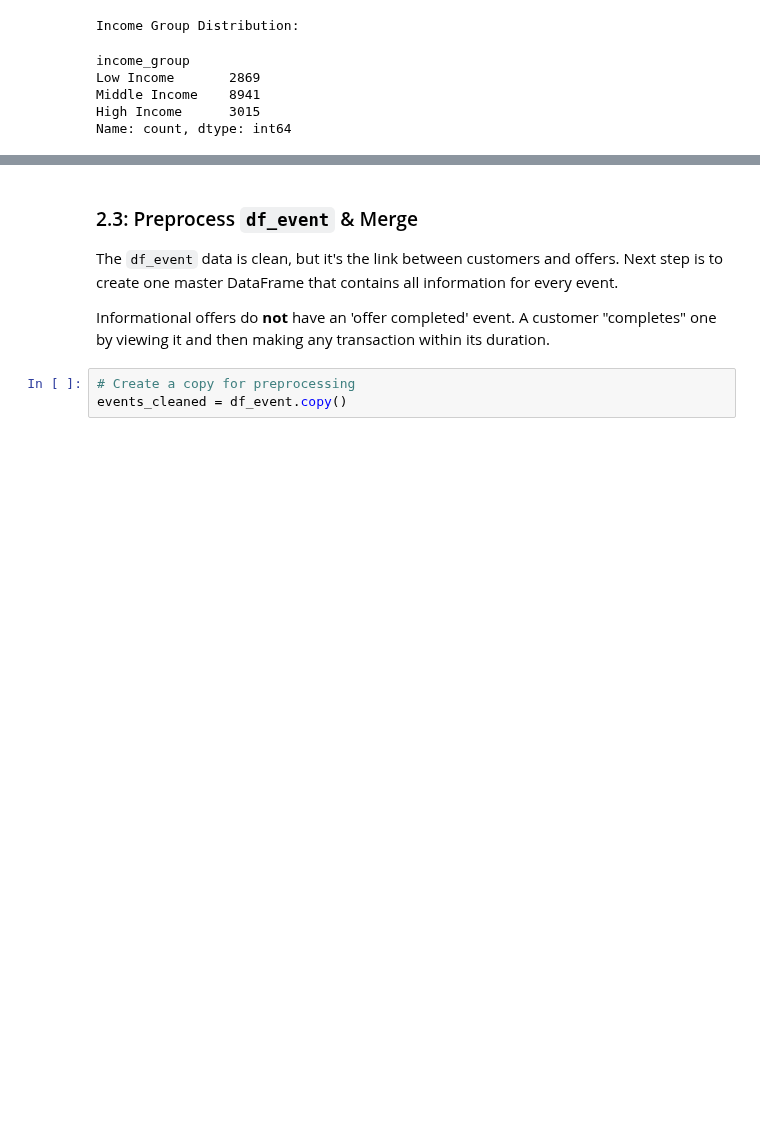
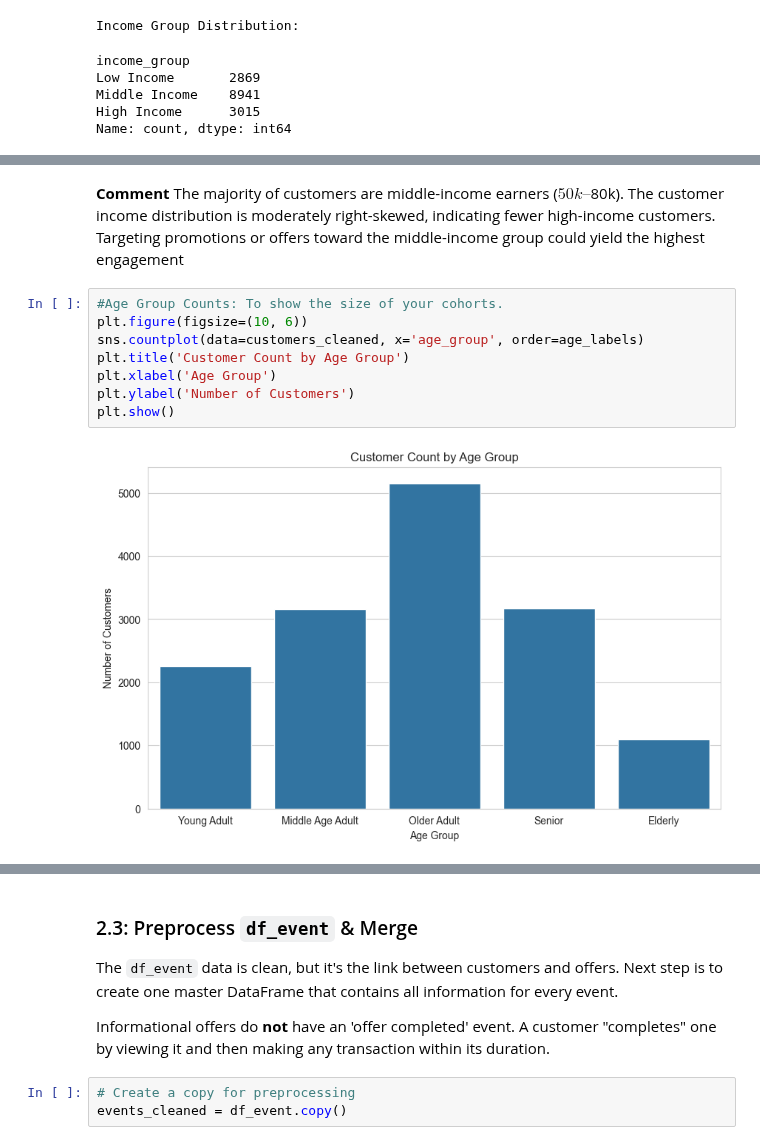
Before and after one commit to irfanzim/Python-Maven-Rewards-Challenge, a Jupyter notebook: Final Analysis.ipynb, the cells around one changed output, grey strips where cells are left out. Drawn from its saved outputs; the diff is of its cells as text; blank space fills up the shorter version.

```diff
--- a/Final Analysis.ipynb
+++ b/Final Analysis.ipynb
@@ -251,0 +281,15 @@ Name: count, dtype: int64
+# %% [markdown]
+**Comment**
+The majority of customers are middle-income earners ($50k–$80k).
+The customer income distribution is moderately right-skewed, indicating fewer high-income customers.
+Targeting promotions or offers toward the middle-income group could yield the highest engagement
+# %%
+#Age Group Counts: To show the size of your cohorts.
+plt.figure(figsize=(10, 6))
+sns.countplot(data=customers_cleaned, x='age_group', order=age_labels)
+plt.title('Customer Count by Age Group')
+plt.xlabel('Age Group')
+plt.ylabel('Number of Customers')
+plt.show()
+# %% [output]
+[figure, added]
```
Also changed, not shown: parts of 24 cells of this notebook.
